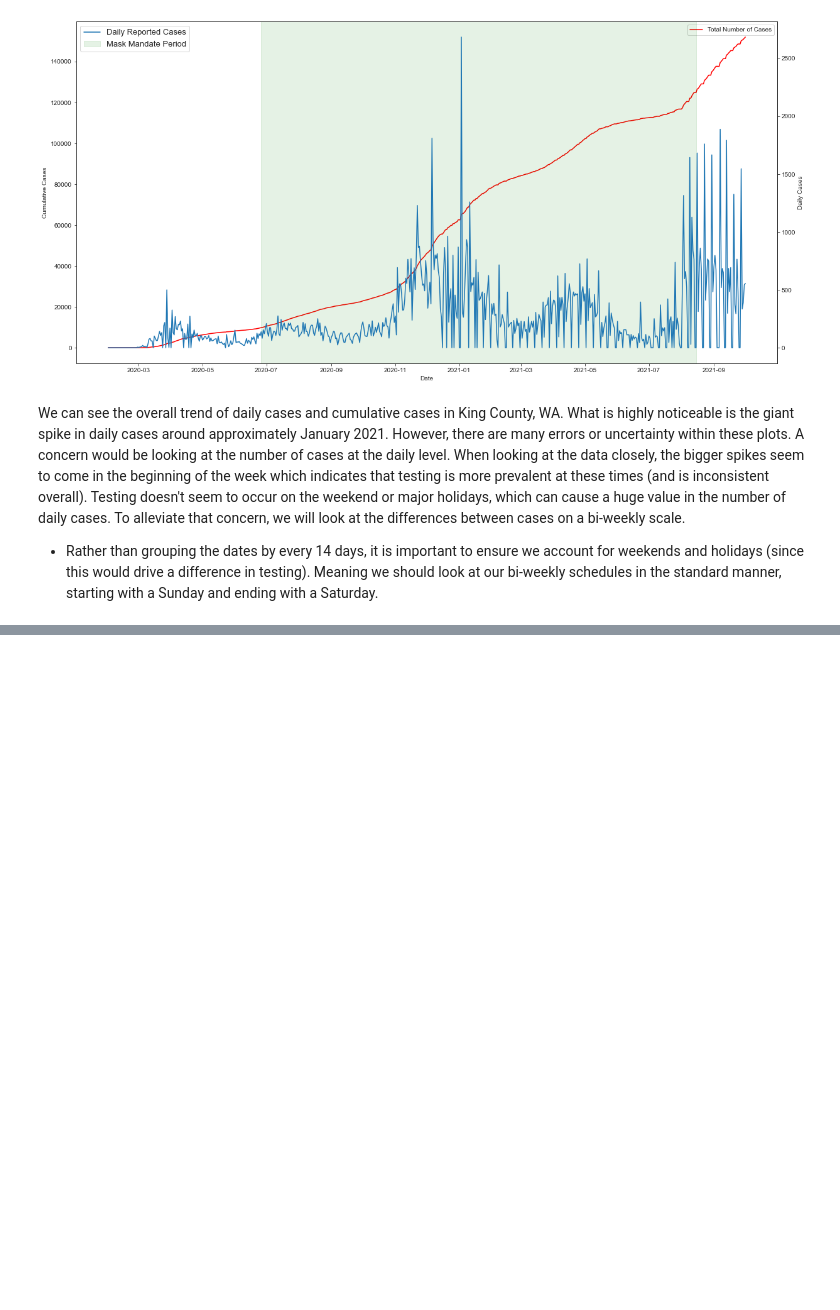
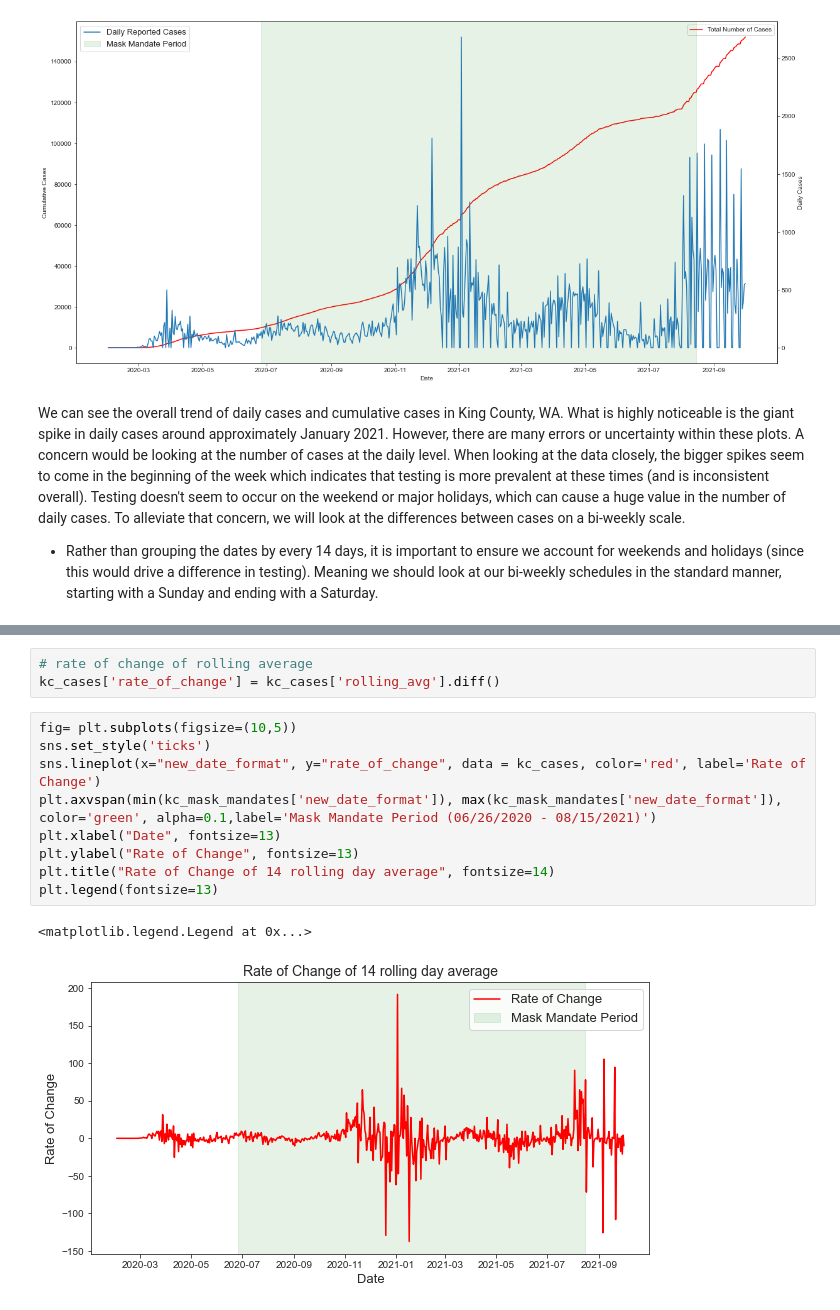
Before and after one commit to reginamaee/data-512-project, a Jupyter notebook: Project.ipynb, the cells around one changed output, grey strips where cells are left out. Drawn from its saved outputs; the diff is of its cells as text; blank space fills up the shorter version.

```diff
--- a/Project.ipynb
+++ b/Project.ipynb
@@ -362,0 +413,15 @@ kc_cases
+# %%
+# rate of change of rolling average
+kc_cases['rate_of_change'] = kc_cases['rolling_avg'].diff()
+# %%
+fig= plt.subplots(figsize=(10,5))
+sns.set_style('ticks')
+sns.lineplot(x="new_date_format", y="rate_of_change", data = kc_cases, color='red', label='Rate of Change')
+plt.axvspan(min(kc_mask_mandates['new_date_format']), max(kc_mask_mandates['new_date_format']), color='green', alpha=0.1,label='Mask Mandate Period (06/26/2020 - 08/15/2021)')
+plt.xlabel("Date", fontsize=13)
+plt.ylabel("Rate of Change", fontsize=13)
+plt.title("Rate of Change of 14 rolling day average", fontsize=14)
+plt.legend(fontsize=13)
+# %% [output]
+<matplotlib.legend.Legend at 0x...>
+[figure, added]
```
Also changed, not shown: parts of 26 cells of this notebook, 1 other file.
